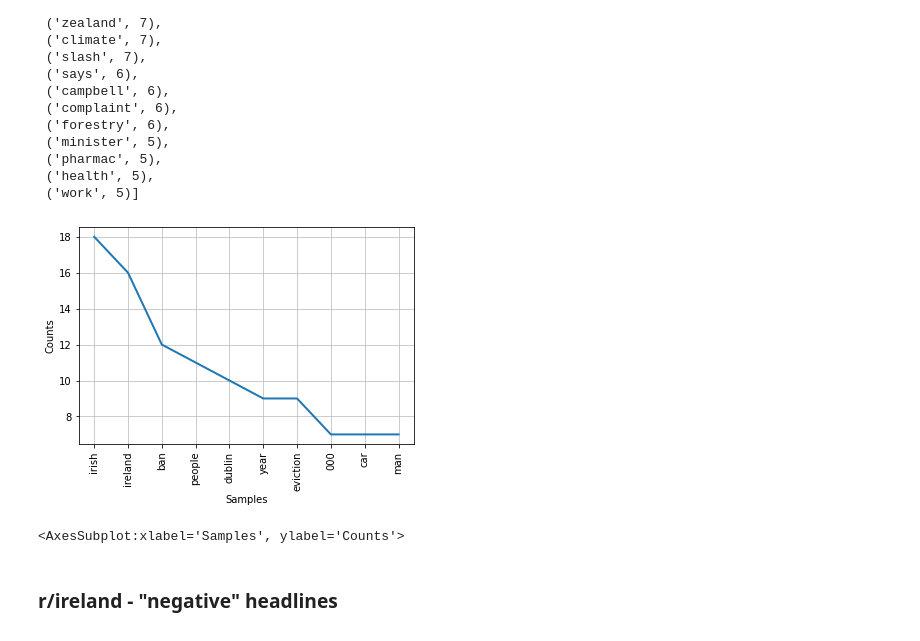
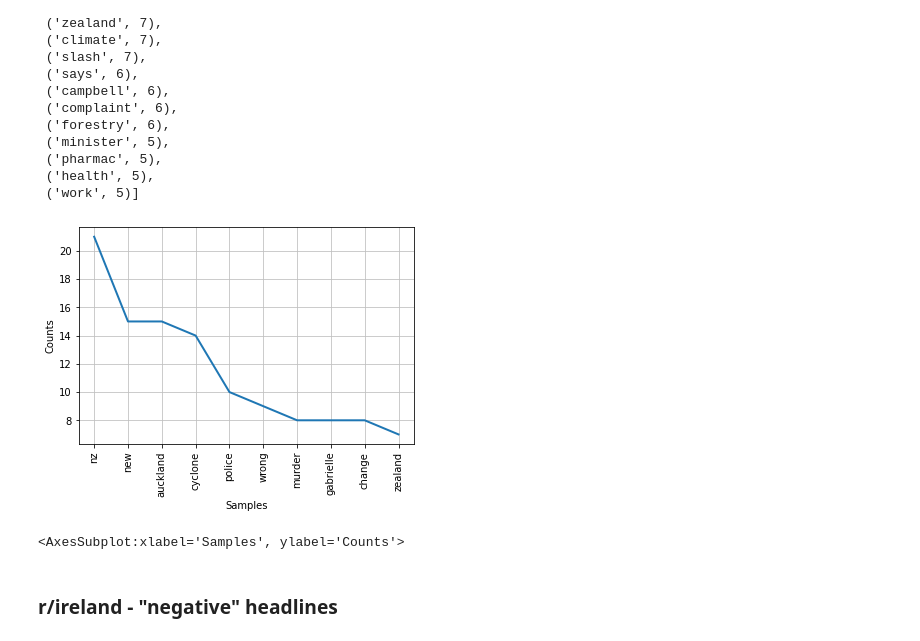
Before and after one commit to Gus1616/investigation_of_language_styles_reddit, a Jupyter notebook: 17350796_reddit_assignment_notebook.ipynb, the cells around one changed output. Saved outputs shown, nothing was run; the diff lists cells and outputs as text; code cells hidden in the pictures.

```diff
--- a/17350796_reddit_assignment_notebook.ipynb
+++ b/17350796_reddit_assignment_notebook.ipynb
@@ -65,12 +46,14 @@ headlines_newZealand = set()
 # %%
-for submission in reddit.subreddit('ireland').new(limit=966):
+# r/ireland
+for submission in reddit.subreddit('ireland').new(limit=900):
     headlines.add(submission.title)
     display.clear_output()
     print(len(headlines))
 # %% [output]
 965
 # %%
-for submission in reddit.subreddit('newzealand').new(limit=966):
+# r/newzealand
+for submission in reddit.subreddit('newzealand').new(limit=900):
     headlines_newZealand.add(submission.title)
     display.clear_output()
     print(len(headlines_newZealand))
@@ -428,9 +432,9 @@ neg_freq_nz.most_common(20)
  ('health', 5),
  ('work', 5)]
 # %%
-neg_freq_ireland.plot(10)
+neg_freq_nz.plot(10)
 # %% [output]
-[figure, old version]
+[figure, new version]
 <AxesSubplot:xlabel='Samples', ylabel='Counts'>
 # %% [markdown]
 ### r/ireland - "negative" headlines
```
Also changed, not shown: parts of 20 cells of this notebook.
